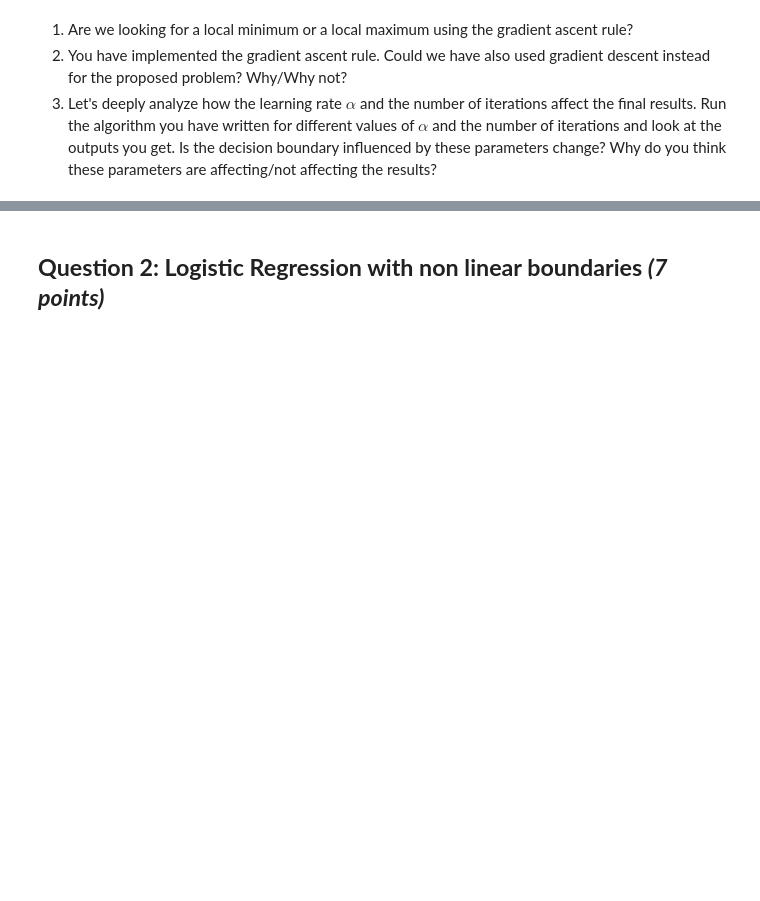
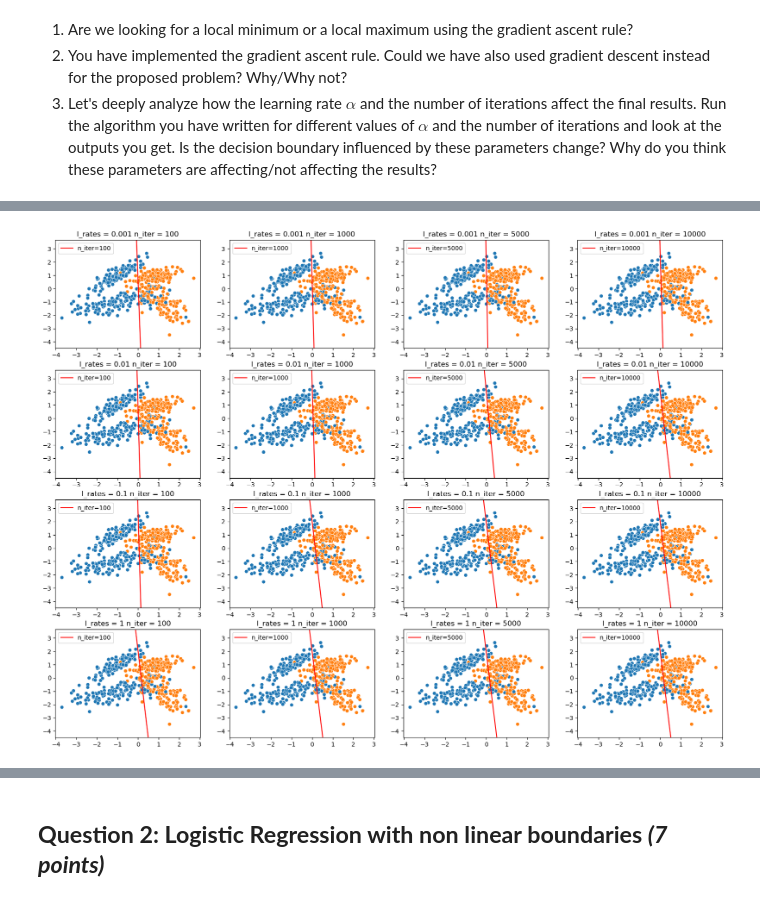
Before and after one commit to DomizianoScarcelli/fundamentals-of-data-science, a Jupyter notebook: FDS_Homework_2.ipynb, the cells around one changed output, grey strips where cells are left out. Cells and saved outputs as stored; diff of their text form; code cells hidden in the pictures; blank space fills up the shorter version.

```diff
--- a/FDS_Homework_2.ipynb
+++ b/FDS_Homework_2.ipynb
@@ -341,0 +337,29 @@ theta_GA = theta_final.copy()
+# %%
+# Generate vector to plot decision boundary
+x1_vec = np.linspace(X[:,0].min(),X[:,1].max(),2)
+
+l_rates = [0.001, 0.01, 0.1, 1]
+n_iters = [100, 1000, 5000, 10000]
+
+fig = plt.figure(figsize=(20,15))
+
+for i, l_rate in enumerate(l_rates):
+    for j, n_iter in enumerate(n_iters):
+        plt.subplot(len(l_rates), len(n_iters), i*(len(n_iters))+j+1)
+
+        # Plot raw data
+        sns.scatterplot(x=X[:,0], y=X[:,1], hue=y, legend=False)
+        plt.title(f'l_rates = {l_rate} n_iter = {n_iter}')
+
+        # Initialize theta0
+        theta0 = np.zeros(x.shape[1])
+
+        # Run Gradient Ascent method
+        theta_final, log_l_history = gradient_ascent(theta0,x,y,lr=l_rate,num_steps=n_iter)
+
+        # Plot decision boundary
+        plt.plot(x1_vec,(-x1_vec*theta_final[1]-theta_final[0])/theta_final[2], label=f'n_iter={n_iter}', color='red')
+        plt.legend()
+        plt.ylim(X[:,1].min()-1,X[:,1].max()+1)
+# %% [output]
+[figure, added]
```
Also changed, not shown: parts of 17 cells of this notebook.
